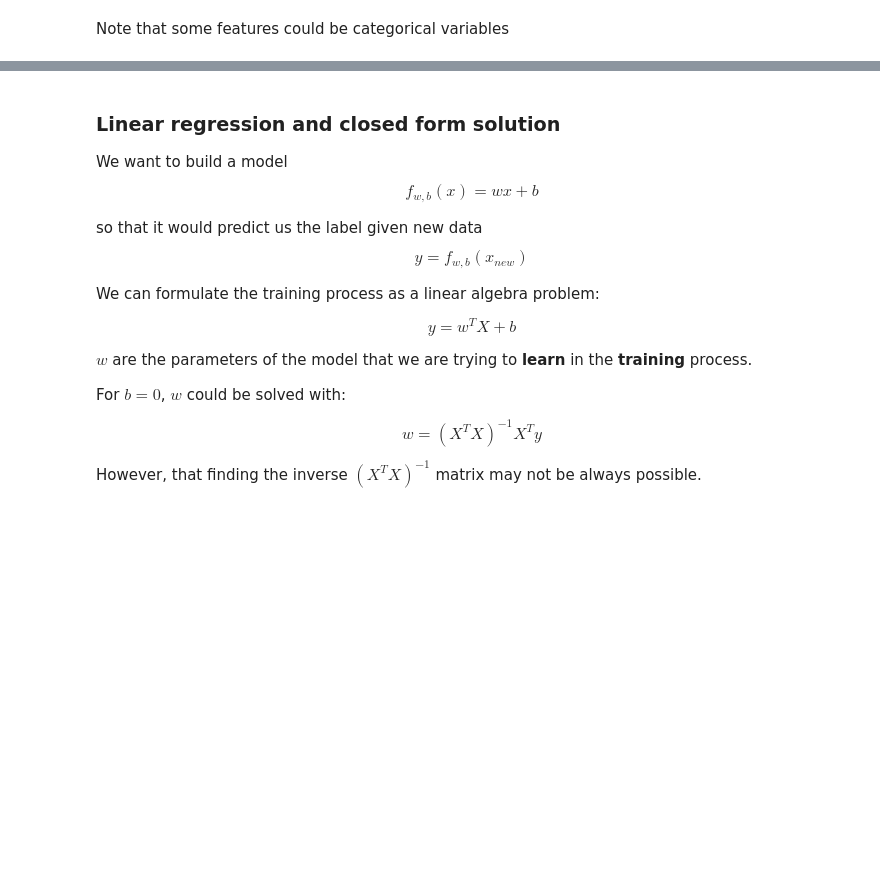
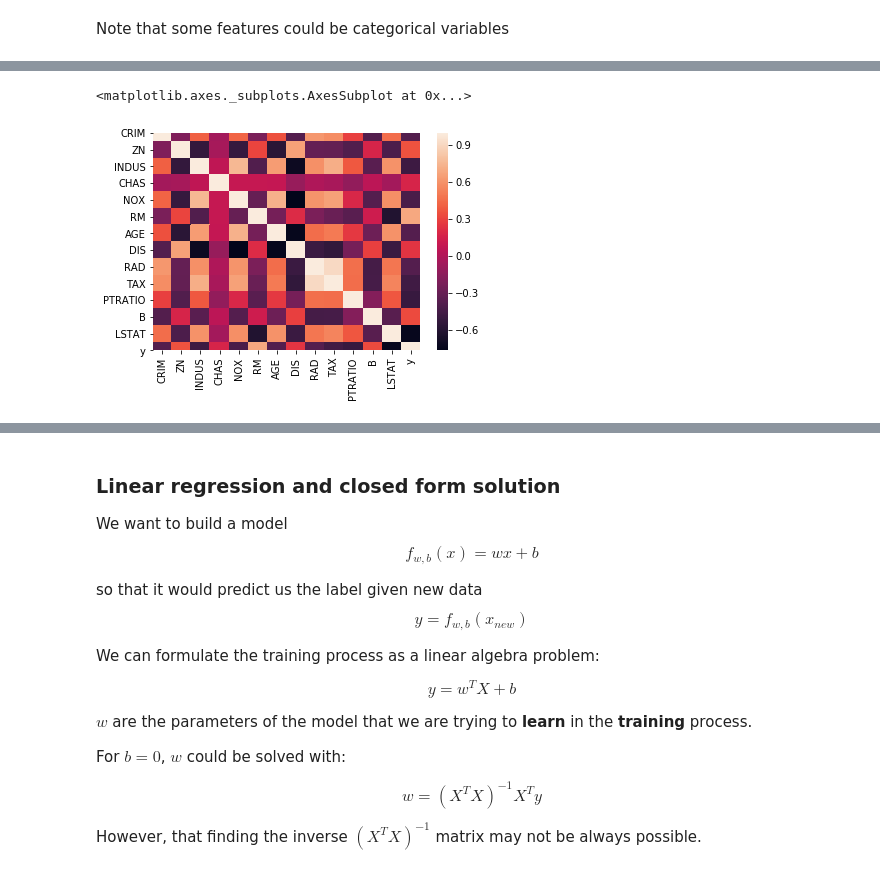
Before and after one commit to lichtend/fall2019, a Jupyter notebook: week4/Week4.ipynb, the cells around one changed output, grey strips where cells are left out. Cells and saved outputs as stored; diff of their text form; code cells hidden in the pictures; blank space fills up the shorter version.

```diff
--- a/week4/Week4.ipynb
+++ b/week4/Week4.ipynb
@@ -76,0 +119,5 @@ sb.regplot(d[12], "y", data=d, ci=None)
+# %%
+sb.heatmap(d.corr())
+# %% [output]
+<matplotlib.axes._subplots.AxesSubplot at 0x...>
+[figure, added]
```
Also changed, not shown: parts of 29 cells of this notebook, 2 other files.
